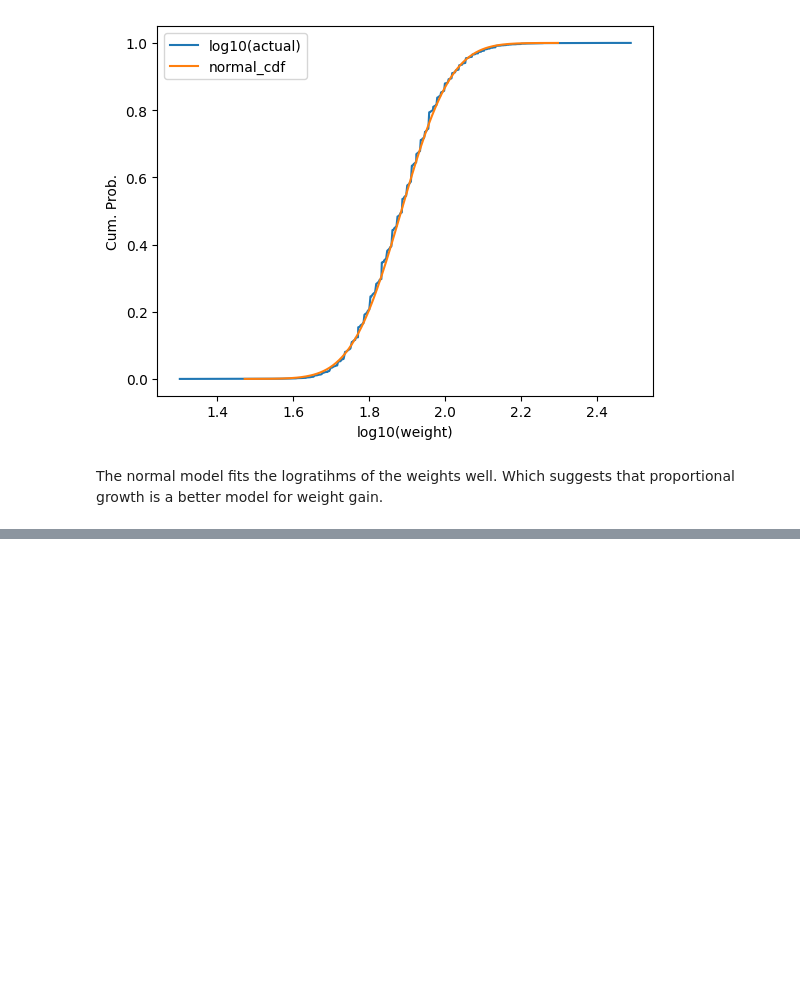
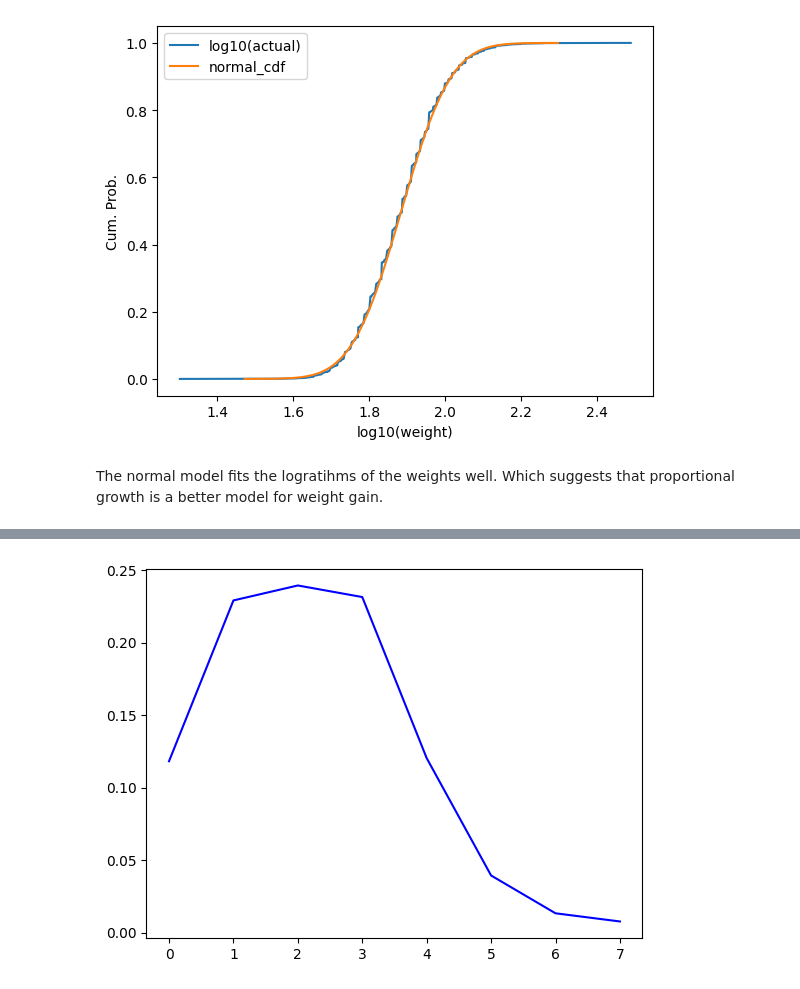
Before and after one commit to dybdeskarphet/statistics, a Jupyter notebook: notes/think_stats/05_modeling_distributions.ipynb, the cells around one changed output, grey strips where cells are left out. Drawn from its saved outputs; the diff is of its cells as text; code cells hidden in the pictures; blank space fills up the shorter version.

```diff
--- a/notes/think_stats/05_modeling_distributions.ipynb
+++ b/notes/think_stats/05_modeling_distributions.ipynb
@@ -1118,0 +1085,7 @@ The normal model fits the logratihms of the weights well. Which suggests that pr
+# %%
+from statadict import parse_stata_dict
+
+fem_dict = parse_stata_dict("./data/2002FemResp.dct")
+fem = pd.read_fwf(
+    "./data/2002FemResp.dat", names=fem_dict.names, colspecs=fem_dict.colspecs
+)
@@ -1118,0 +1108,9 @@ The normal model fits the logratihms of the weights well. Which suggests that pr
+# %%
+fem["cmmarrhx"] = fem.cmmarrhx.replace([9997, 9998, 9999], np.nan)
+fem["agemarry"] = (fem.cmmarrhx - fem.cmbirth) / 12.0
+fem["age"] = (fem.cmintvw - fem.cmbirth) / 12.0
+# %%
+older = fem[fem["age"] >= 25]
+older_numfmhh_pmf = older["numfmhh"].value_counts(normalize=True).sort_index()
+mean_o_n_pmf = older["numfmhh"].mean()
+older_numfmhh_pmf
@@ -1118,0 +1128,6 @@ The normal model fits the logratihms of the weights well. Which suggests that pr
+# %%
+fig, ax = plt.subplots()
+ax.plot(older_numfmhh_pmf.index, older_numfmhh_pmf, color="blue")
+plt.show()
+# %% [output]
+[figure, added]
```
Also changed, not shown: parts of 26 cells of this notebook, 3 other files.
